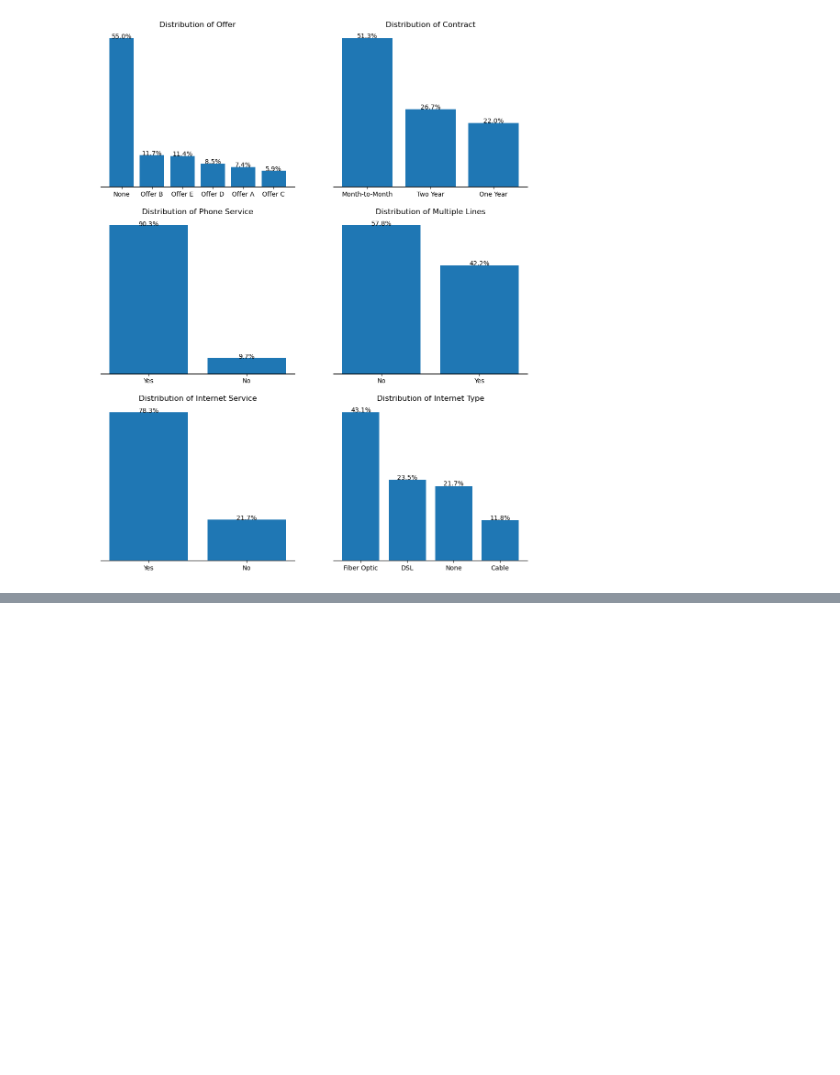
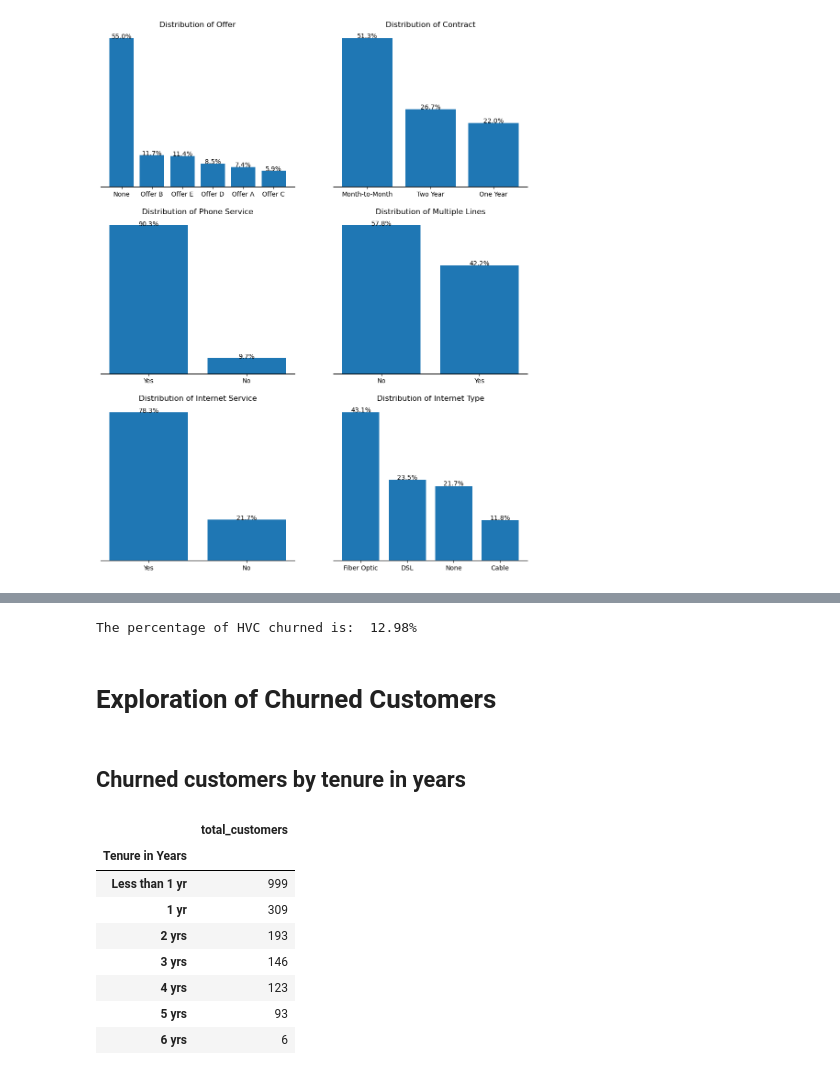
Before and after one commit to valezenwanne/Telecom_Customer_Churn_Prediction, a Jupyter notebook: Telecom_Customer_Churn_Prediction.ipynb, the cells around one changed output, grey strips where cells are left out. Drawn from its saved outputs; the diff is of its cells as text; code cells hidden in the pictures; blank space fills up the shorter version.

```diff
--- a/Telecom_Customer_Churn_Prediction.ipynb
+++ b/Telecom_Customer_Churn_Prediction.ipynb
@@ -549,0 +617,8 @@ plt.show()
+# %%
+print('The percentage of HVC churned is: ', str(HVC_churned_perc)+'%')
+# %% [output]
+The percentage of HVC churned is:  12.98%
+# %% [markdown]
+# Exploration of Churned Customers
+# %% [markdown]
+## Churned customers by tenure in years
@@ -549,0 +627,12 @@ plt.show()
+# %%
+churn_tenure
+# %% [output]
+|  | total_customers |
+| Tenure in Years |  |
+| Less than 1 yr | 999 |
+| 1 yr | 309 |
+| 2 yrs | 193 |
+| 3 yrs | 146 |
+| 4 yrs | 123 |
+| 5 yrs | 93 |
+| 6 yrs | 6 |
```
Also changed, not shown: parts of 24 cells of this notebook.
